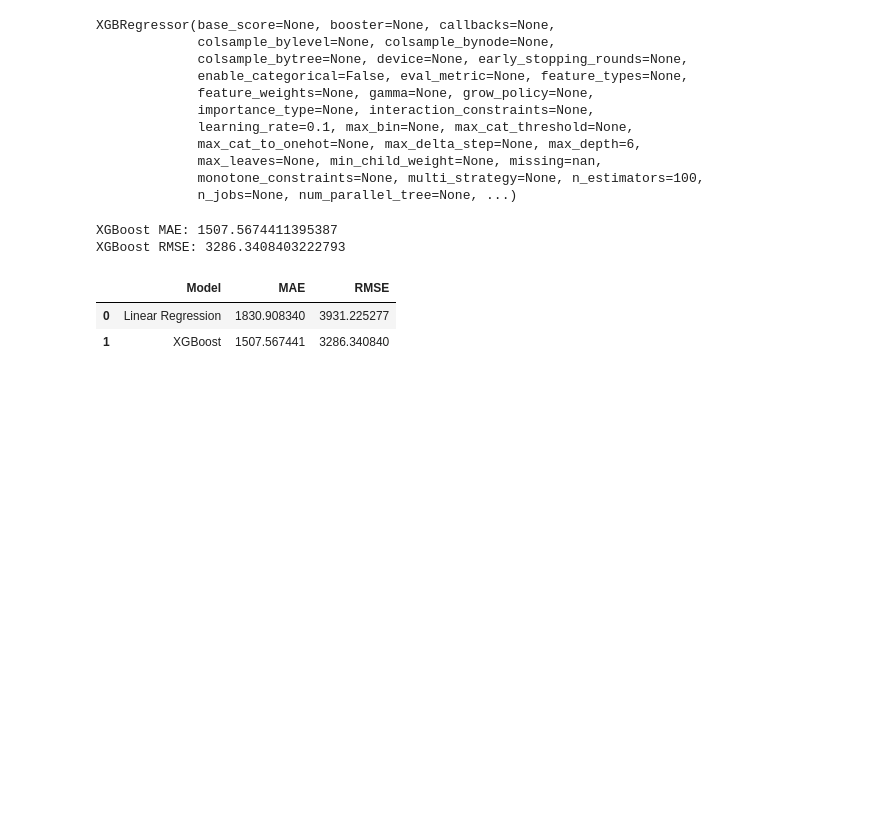
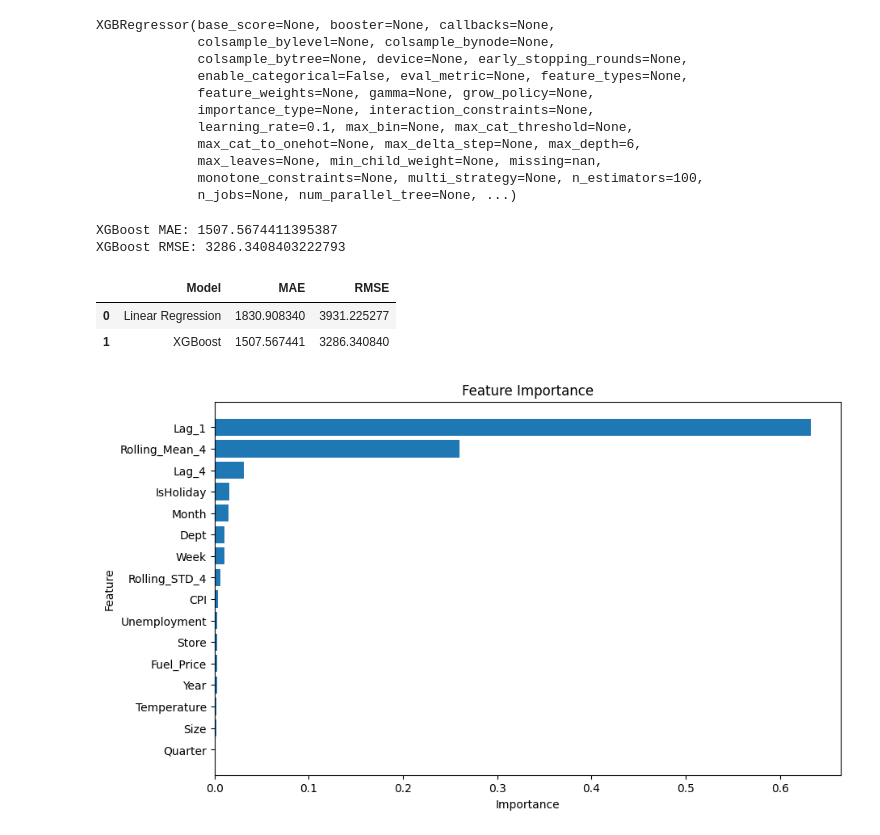
Before and after one commit to Aravindd222/Sales-Forecasting-Demand-Intelligence-Platform, a Jupyter notebook: notebooks/eda.ipynb, the cells around one changed output. Saved outputs shown, nothing was run; the diff lists cells and outputs as text; code cells hidden in the pictures; blank space fills up the shorter version.

Commit message:
Visualized feature importance and predictions

```diff
--- a/notebooks/eda.ipynb
+++ b/notebooks/eda.ipynb
@@ -416,3 +416,32 @@ comparision
 |  | Model | MAE | RMSE |
 | 0 | Linear Regression | 1830.908340 | 3931.225277 |
 | 1 | XGBoost | 1507.567441 | 3286.340840 |
+# %%
+importance = xgb_model.feature_importances_
+
+feature_importance = pd.DataFrame({
+    'Feature': features,
+    'Importance': importance
+})
+
+feature_importance = feature_importance.sort_values(
+    by='Importance',
+    ascending = False
+)
+
+plt.figure(figsize=(10,6))
+
+plt.barh(
+    feature_importance['Feature'],
+    feature_importance['Importance']
+)
+
+plt.xlabel('Importance')
+plt.ylabel('Feature')
+plt.title('Feature Importance')
+
+plt.gca().invert_yaxis() #normally, smallest feature o top so to switch to most important feature appears at top
+
+plt.show()
+# %% [output]
+[figure, added]
```
Also changed, not shown: parts of 1 cell of this notebook.
